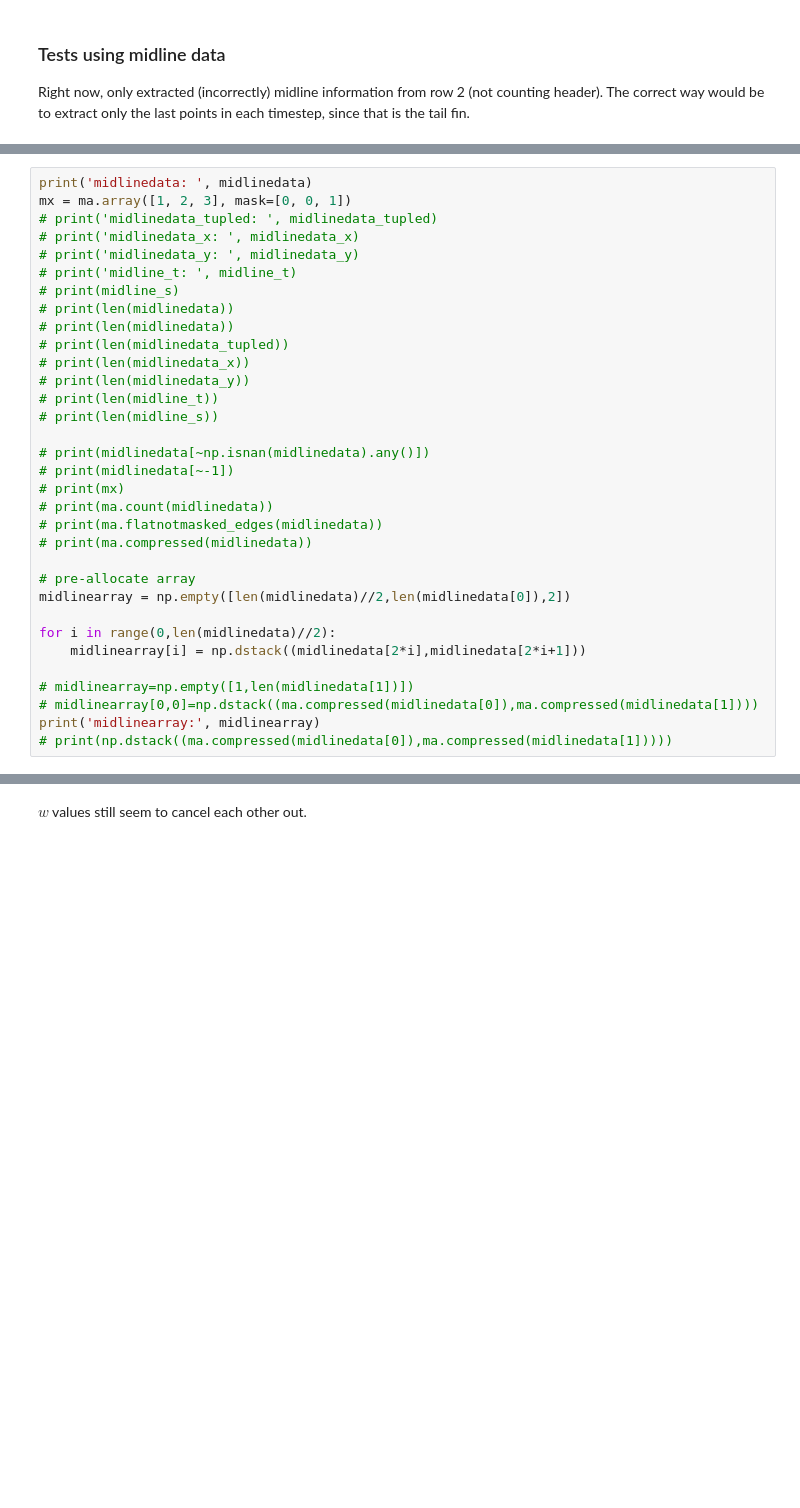
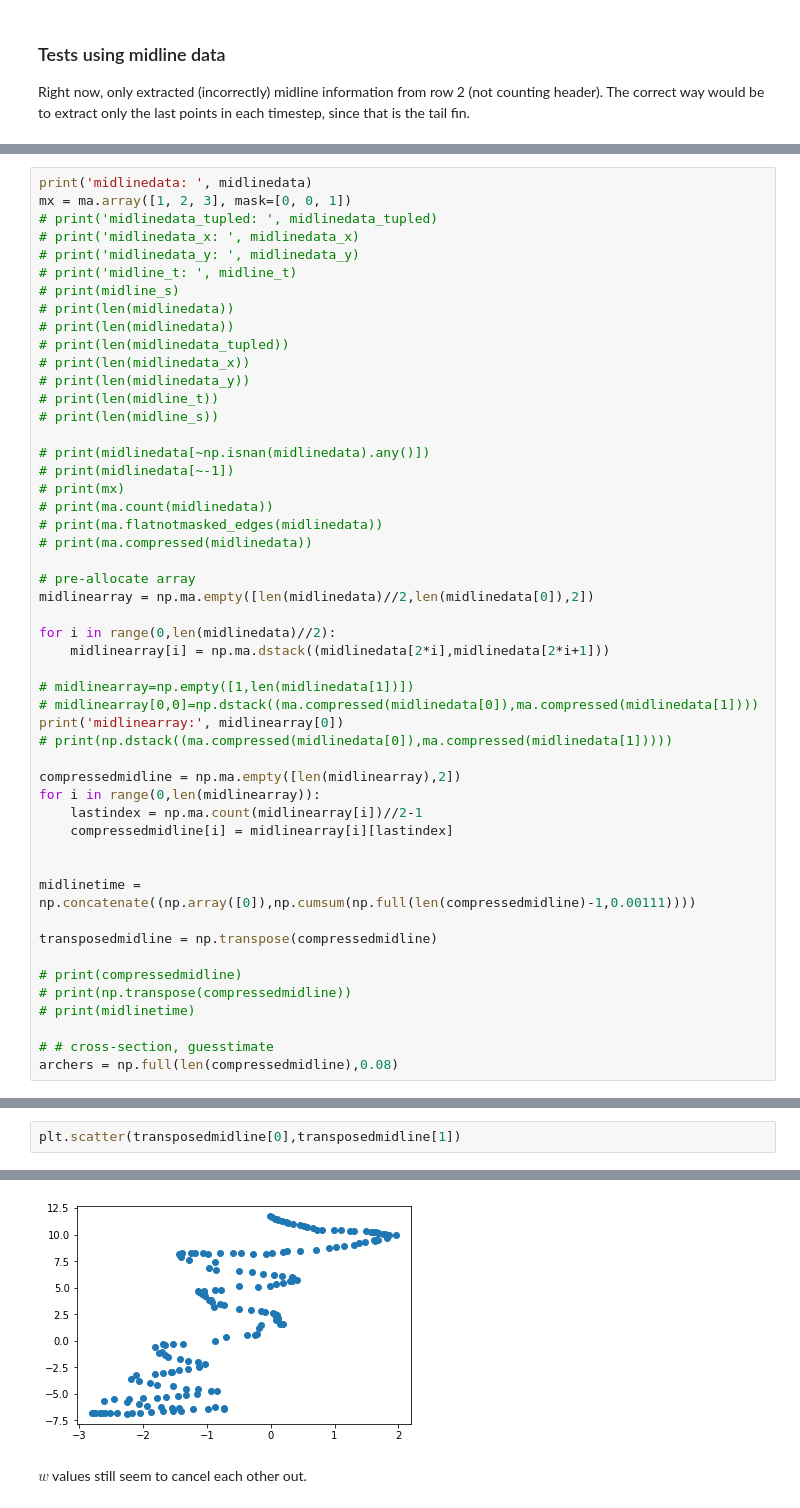
Before and after one commit to Flow-Imaging-Lab-at-Mudd/FILM-fish-model, a Jupyter notebook: lighthill-model.ipynb, the cells around one changed output, grey strips where cells are left out. Drawn from its saved outputs; the diff is of its cells as text; blank space fills up the shorter version.

```diff
--- a/lighthill-model.ipynb
+++ b/lighthill-model.ipynb
@@ -515,15 +515,32 @@ mx = ma.array([1, 2, 3], mask=[0, 0, 1])
 # print(ma.compressed(midlinedata))
 
 # pre-allocate array
-midlinearray = np.empty([len(midlinedata)//2,len(midlinedata[0]),2])
+midlinearray = np.ma.empty([len(midlinedata)//2,len(midlinedata[0]),2])
 
 for i in range(0,len(midlinedata)//2):
-    midlinearray[i] = np.dstack((midlinedata[2*i],midlinedata[2*i+1]))
+    midlinearray[i] = np.ma.dstack((midlinedata[2*i],midlinedata[2*i+1]))
 
 # midlinearray=np.empty([1,len(midlinedata[1])])
 # midlinearray[0,0]=np.dstack((ma.compressed(midlinedata[0]),ma.compressed(midlinedata[1])))
-print('midlinearray:', midlinearray)
+print('midlinearray:', midlinearray[0])
 # print(np.dstack((ma.compressed(midlinedata[0]),ma.compressed(midlinedata[1]))))
+
+compressedmidline = np.ma.empty([len(midlinearray),2])
+for i in range(0,len(midlinearray)):
+    lastindex = np.ma.count(midlinearray[i])//2-1
+    compressedmidline[i] = midlinearray[i][lastindex]
+
+
+midlinetime = np.concatenate((np.array([0]),np.cumsum(np.full(len(compressedmidline)-1,0.00111))))
+
+transposedmidline = np.transpose(compressedmidline)
+
+# print(compressedmidline)
+# print(np.transpose(compressedmidline))
+# print(midlinetime)
+
+# # cross-section, guesstimate
+archers = np.full(len(compressedmidline),0.08)
 # %% [output]
 midlinedata:  [[-1.511624604 -1.521357949 -1.579758021 ... -- -- --]
  [-0.134096933 -0.640230889 -1.068498083 ... -- -- --]
@@ -544,0 +562,3 @@ midlinearray: [[[-1.51162460e+00 -1.34096933e-01]
+# %%
+plt.scatter(transposedmidline[0],transposedmidline[1])
+# %% [output]
@@ -545,2 +566,3 @@ midlinearray: [[[-1.51162460e+00 -1.34096933e-01]
+[figure, added]
 # %% [markdown]
 $w$ values still seem to cancel each other out.
```
Also changed, not shown: parts of 7 cells of this notebook.
